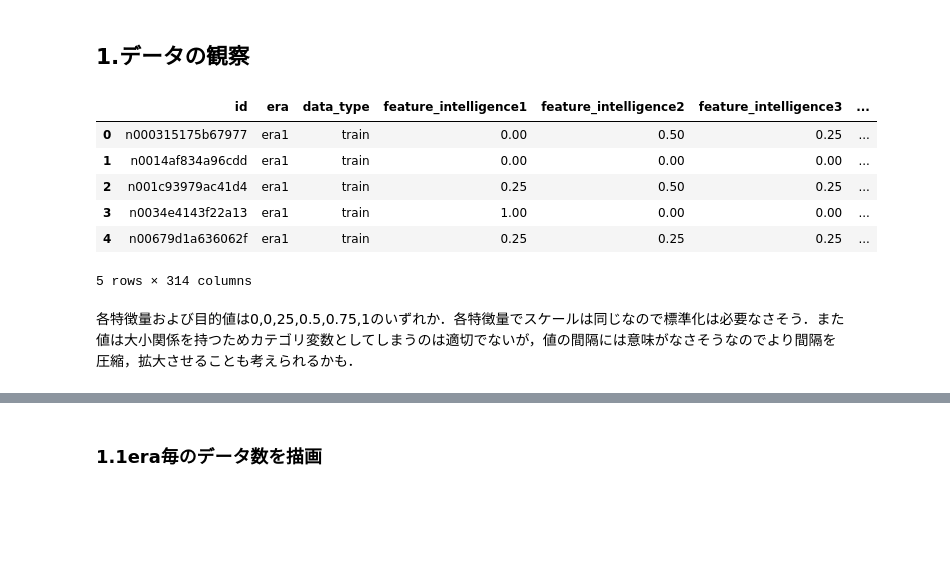
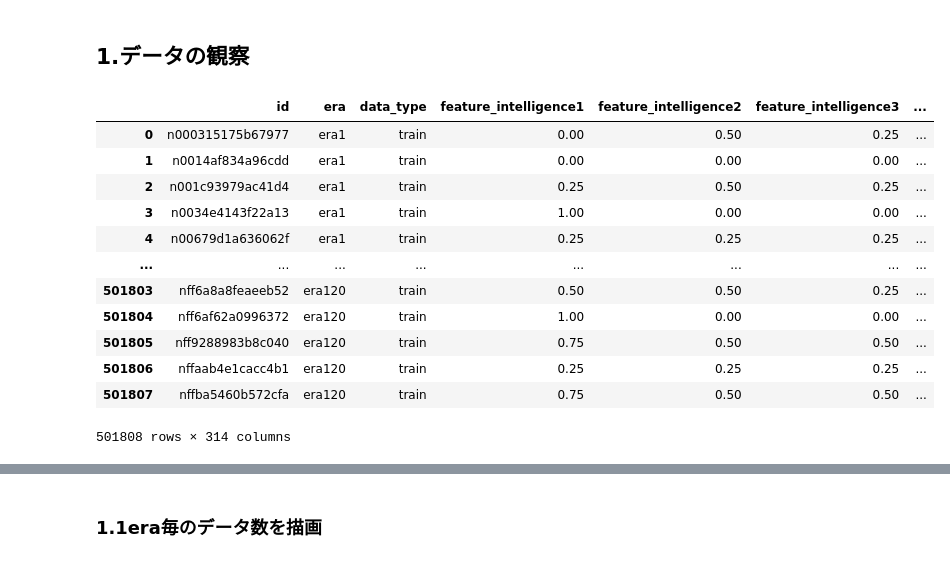
Before and after one commit to ryuji-hashimoto0110/NUMERAI, a Jupyter notebook: notebooks/TheBaseLineModel.ipynb, the cells around one changed output, grey strips where cells are left out. Cells and saved outputs as stored; diff of their text form; code cells hidden in the pictures; blank space fills up the shorter version.

```diff
--- a/notebooks/TheBaseLineModel.ipynb
+++ b/notebooks/TheBaseLineModel.ipynb
@@ -18,8 +28,8 @@ root_path
 # %%
 root_path = pathlib.Path('~/Desktop/NUMERAI/')
 
-def make_traintest_data(root_path):
-    numerai_dataset_path = root_path / 'numerai_datasets'
+def make_traintest_data(root_path, folder_name='numerai_datasets):
+    numerai_dataset_path = root_path / folder_name
     train_data_path = numerai_dataset_path / 'numerai_training_data.csv'
     test_data_path = numerai_dataset_path / 'numerai_tournament_data.csv'
     train_data = pd.read_csv(train_data_path)
@@ -33,14 +43,18 @@ train_data, test_data, feature_names = make_traintest_data(root_path)
 # %% [markdown]
 ## 1.データの観察
 # %%
-train_data.head()
+train_data
 # %% [output]
 |  | id | era | data_type | feature_intelligence1 | feature_intelligence2 | feature_intelligence3 | ... |
 | 0 | n000315175b67977 | era1 | train | 0.00 | 0.50 | 0.25 | ... |
 | 1 | n0014af834a96cdd | era1 | train | 0.00 | 0.00 | 0.00 | ... |
 | 2 | n001c93979ac41d4 | era1 | train | 0.25 | 0.50 | 0.25 | ... |
 | 3 | n0034e4143f22a13 | era1 | train | 1.00 | 0.00 | 0.00 | ... |
 | 4 | n00679d1a636062f | era1 | train | 0.25 | 0.25 | 0.25 | ... |
+| ... | ... | ... | ... | ... | ... | ... | ... |
+| 501803 | nff6a8a8feaeeb52 | era120 | train | 0.50 | 0.50 | 0.25 | ... |
+| 501804 | nff6af62a0996372 | era120 | train | 1.00 | 0.00 | 0.00 | ... |
+| 501805 | nff9288983b8c040 | era120 | train | 0.75 | 0.50 | 0.50 | ... |
+| 501806 | nffaab4e1cacc4b1 | era120 | train | 0.25 | 0.25 | 0.25 | ... |
+| 501807 | nffba5460b572cfa | era120 | train | 0.75 | 0.50 | 0.50 | ... |
-5 rows × 314 columns
+501808 rows × 314 columns
-# %% [markdown]
-各特徴量および目的値は0,0,25,0.5,0.75,1のいずれか．各特徴量でスケールは同じなので標準化は必要なさそう．また値は大小関係を持つためカテゴリ変数としてしまうのは適切でないが，値の間隔には意味がなさそうなのでより間隔を圧縮，拡大させることも考えられるかも．
```
Also changed, not shown: parts of 26 cells of this notebook.
